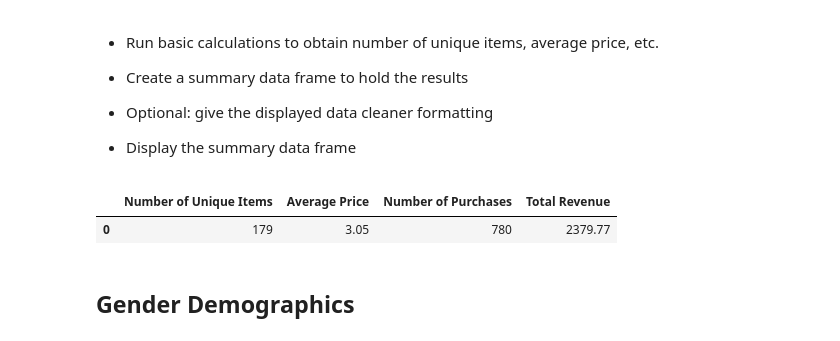
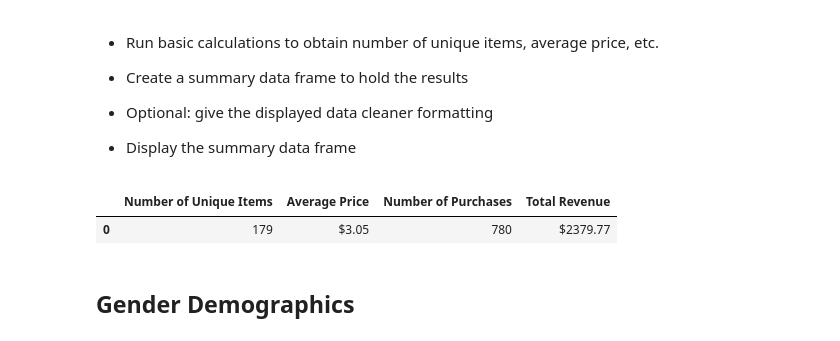
Before and after one commit to ander1908/pandas-challenge, a Jupyter notebook: HeroesOfPymoli/HeroesOfPymoli_starter.ipynb, the cells around one changed output. Drawn from its saved outputs; the diff is of its cells as text; code cells hidden in the pictures.

```diff
--- a/HeroesOfPymoli/HeroesOfPymoli_starter.ipynb
+++ b/HeroesOfPymoli/HeroesOfPymoli_starter.ipynb
@@ -65,36 +66,41 @@ unique_items = len(purchase_data["Item ID"].unique())
 #HOW TO SHOW $ in this??
 #<><><><><><><><><><><>
 
 #Get Average of Prices using mean function
 #NEED TO ROUND (Rounding in printing step)
-average_price = purchase_data["Price"].mean()
+average_price = purchase_data_df["Price"].mean()
 
 #Number of Purchases
 number_purchases = len(purchase_data["Purchase ID"])
 
 
 #<><><><><><><><><><><>
 #HOW TO SHOW $ in this??
 #<><><><><><><><><><><>
 
 #Get total revenue using sum function (D1 E6)
 total_revenue = purchase_data["Price"].sum()
 
 
 #Desired output (#Uniuqe Items, Avg Price, # of Purchases, Total Revenue)
 #D1 E11
 #Make sure to capitalize D, F in DataFrame you dummy
 #for scalar values you need to pass an index (0) https://stackoverflow.com/questions/17839973/constructing-pandas-dataframe-from-values-in-variables-gives-valueerror-if-usi
 
 summary_purchasedata_df = pd.DataFrame({
     "Number of Unique Items": unique_items,
-    "Average Price": round(average_price, 2),
+    "Average Price": average_price,
     "Number of Purchases": number_purchases,
     "Total Revenue": total_revenue},index=[0])
+
+# dollar formatting for Avg. price
+summary_purchasedata_df["Average Price"] = summary_purchasedata_df["Average Price"].map("${:.2f}".format)
+# dollar formatting for Total Revenue
+summary_purchasedata_df["Total Revenue"] = summary_purchasedata_df["Total Revenue"].map("${:.2f}".format)
 summary_purchasedata_df
 # %% [output]
 |  | Number of Unique Items | Average Price | Number of Purchases | Total Revenue |
-| 0 | 179 | 3.05 | 780 | 2379.77 |
+| 0 | 179 | $3.05 | 780 | $2379.77 |
 # %% [markdown]
 ## Gender Demographics
 # %% [markdown]
```
Also changed, not shown: parts of 8 cells of this notebook.
